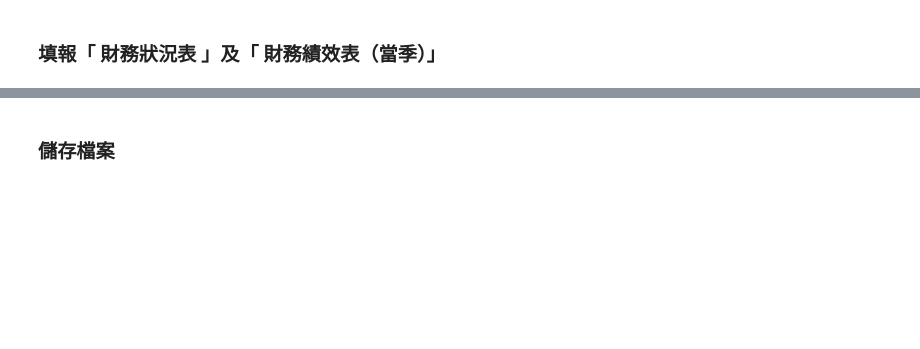
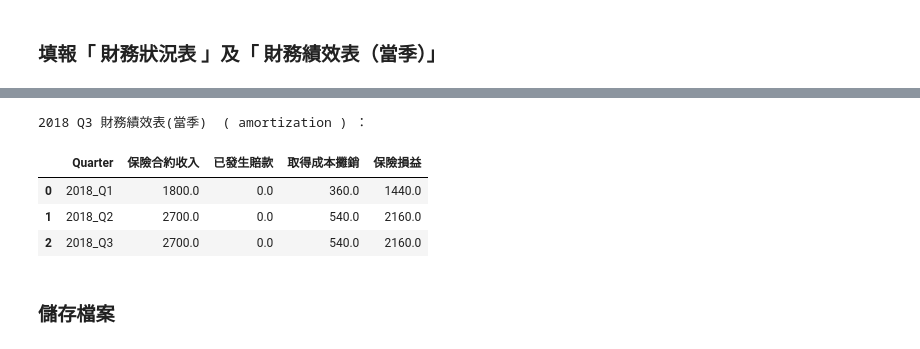
Before and after one commit to YenLinWu/IFRS-17-PAA-Implementation, a Jupyter notebook: PAA/PAA_分期攤銷/PAA_後續認列_2018_Q3.ipynb, the cells around one changed output, grey strips where cells are left out. Cells and saved outputs as stored; diff of their text form; code cells hidden in the pictures; blank space fills up the shorter version.

```diff
--- a/PAA/PAA_分期攤銷/PAA_後續認列_2018_Q3.ipynb
+++ b/PAA/PAA_分期攤銷/PAA_後續認列_2018_Q3.ipynb
@@ -430,17 +485,38 @@ Position_table
 # %%
 # 「 財務績效表（當季）」
 Performance_table.set_index( 'Quarter', inplace = True )
 Performance_table.loc[ item ] = np.nan
 
-Performance_table.loc[ item, '保險合約收入' ] = statement_data[ '當期認列之合約收入' ].sum( )
-Performance_table.loc[ item, '取得成本攤銷' ] = statement_data[ '取得成本攤銷' ].sum( )
-Performance_table.loc[ item, '已發生賠款' ] = 0 # (尚未考慮當期賠款！！)
-Performance_table[ '保險損益' ] = Performance_table.apply( lambda X : X[ '保險合約收入' ] - X[ '已發生賠款' ] - X[ '取得成本攤銷' ], axis=1 )
+if ( Method == 'amortization' ) :
+    # 「 保險合約收入 」
+    Performance_table.loc[ item, '保險合約收入' ] = statement_data[ '當期認列之合約收入' ].sum( )
+    # 「 取得成本攤銷 」
+    Performance_table.loc[ item, '取得成本攤銷' ] = statement_data[ '取得成本攤銷' ].sum( )
+    # 「 已發生賠款 」
+    Performance_table.loc[ item, '已發生賠款' ] = 0 # (尚未考慮當期賠款！！)
+    # 「 保險損益 」
+    Performance_table[ '保險損益' ] = Performance_table.apply( lambda X : X[ '保險合約收入' ] - X[ '已發生賠款' ] - X[ '取得成本攤銷' ], axis=1 )
+else :
+    # 「 保險合約收入 」
+    Performance_table.loc[ item, '保險合約收入' ] = statement_data[ '當期認列之合約收入' ].sum( )
+    # 「 已發生賠款 」
+    Performance_table.loc[ item, '已發生賠款' ] = 0 # (尚未考慮當期賠款！！)
+    # 「 佣金費用 」
+    Performance_table.loc[ item, '佣金費用' ] = 0
+    # 「 保險損益 」
+    Performance_table[ '保險損益' ] = Performance_table.apply( lambda X : X[ '保險合約收入' ] - X[ '已發生賠款' ] - X[ '佣金費用' ], axis=1 )
+
 
 Performance_table.reset_index( inplace = True )
 
-print( str( valuation_year ) + ' ' + str( Quarter ) + ' 財務績效表(當季)：' )
+print( str( valuation_year ) + ' ' + str( Quarter ) + ' 財務績效表(當季)  ( ' + str( Method ) + ' ) ：')
 Performance_table
+# %% [output]
+2018 Q3 財務績效表(當季)  ( amortization ) ：
+|  | Quarter | 保險合約收入 | 已發生賠款 | 取得成本攤銷 | 保險損益 |
+| 0 | 2018_Q1 | 1800.0 | 0.0 | 360.0 | 1440.0 |
+| 1 | 2018_Q2 | 2700.0 | 0.0 | 540.0 | 2160.0 |
+| 2 | 2018_Q3 | 2700.0 | 0.0 | 540.0 | 2160.0 |
 # %% [markdown]
 ### 儲存檔案
 # %%
```
Also changed, not shown: parts of 21 cells of this notebook.
